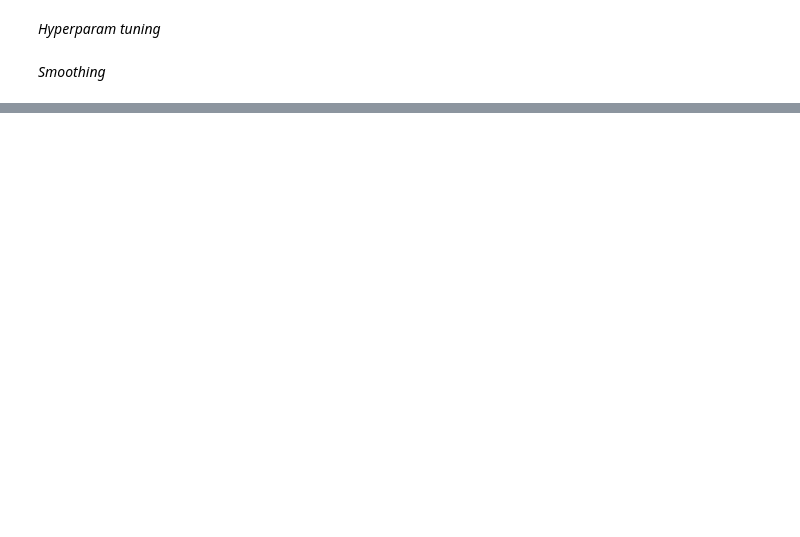
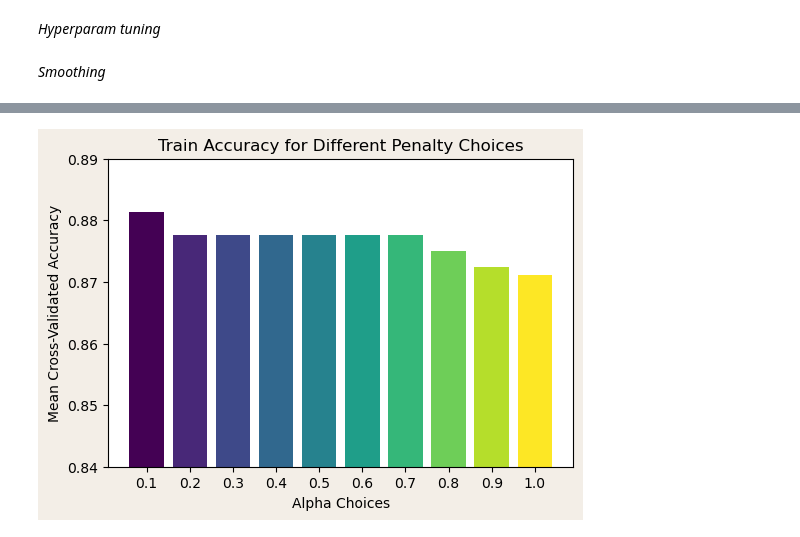
Before and after one commit to carstenegelund/sleep-disorder-classifier, a Jupyter notebook: model_naive_bayes_classification.ipynb, the cells around one changed output, grey strips where cells are left out. Saved outputs shown, nothing was run; the diff lists cells and outputs as text; code cells hidden in the pictures; blank space fills up the shorter version.

```diff
--- a/model_naive_bayes_classification.ipynb
+++ b/model_naive_bayes_classification.ipynb
@@ -51,0 +117,3 @@ df loaded
+# %%
+# create a copy
+df_bin = df.copy()
@@ -302,0 +349,25 @@ Iterations to convergence: 77
+# %%
+# Access the grid search results
+results = grid_search_nb.cv_results_
+
+# Extract C values and accuracy scores
+alpha_values = results['param_bernoulli_naive_bayes__alpha'].data
+alpha_values = [str(val)[:3] for val in alpha_values]
+mean_test_scores = results['mean_test_score'].data
+
+# Use a color map for the bars
+cmap = plt.get_cmap("viridis")
+colors = cmap(np.linspace(0, 1, len(alpha_values)))
+
+# Plot the bars with specified colors
+fig, ax = plt.subplots(figsize=(6, 4), gridspec_kw={'hspace': 0.8}, facecolor="#F3EEE7")
+bars = ax.bar(alpha_values, mean_test_scores, color=colors)
+
+# Add plot details
+ax.set_ylim(0.84, 0.89)
+ax.set_xlabel('Alpha Choices')
+ax.set_ylabel('Mean Cross-Validated Accuracy')
+ax.set_title('Train Accuracy for Different Penalty Choices')
+plt.show()
+# %% [output]
+[figure, added]
```
Also changed, not shown: parts of 38 cells of this notebook, 4 other files.
